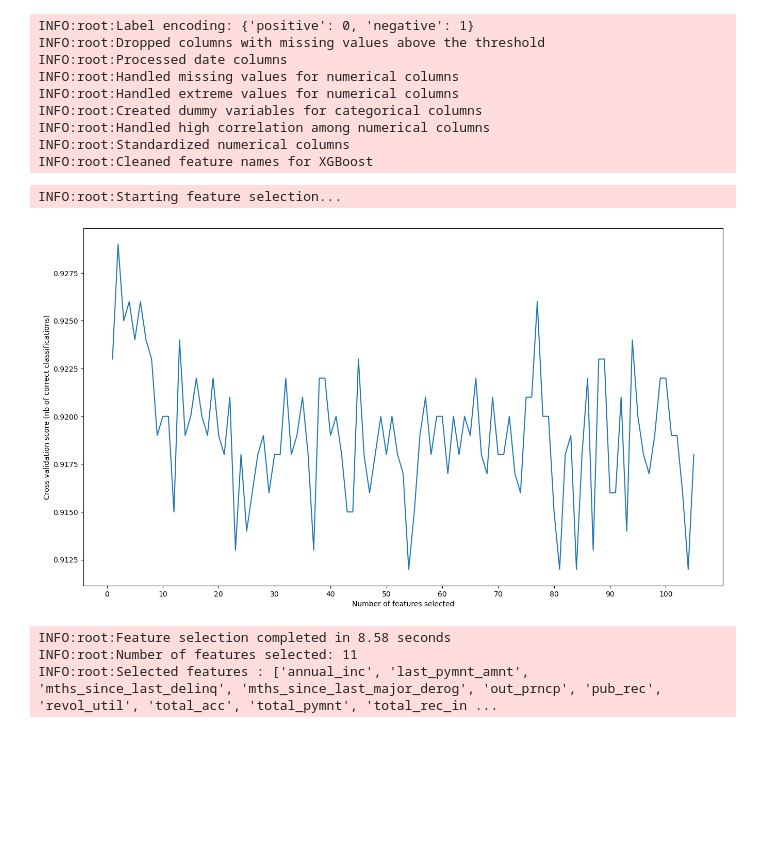
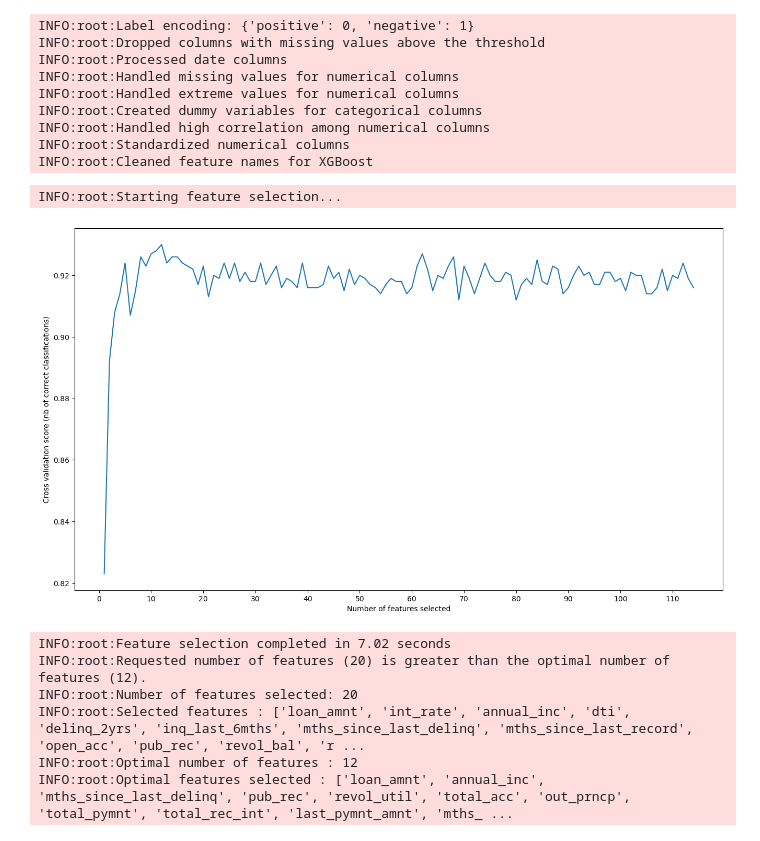
Before and after one commit to xzhou110/lending_club_loans_default_prediction, a Jupyter notebook: 03. modeling_using_ml_pipeline.ipynb, the cells around one changed output. Drawn from its saved outputs; the diff is of its cells as text; code cells hidden in the pictures; blank space fills up the shorter version.

Commit message:
Updated feature selection to reflect user's customization. Updated the MLPipeline accordingly

```diff
--- a/03. modeling_using_ml_pipeline.ipynb
+++ b/03. modeling_using_ml_pipeline.ipynb
@@ -70,13 +70,16 @@ INFO:root:Handled high correlation among numerical columns
 INFO:root:Standardized numerical columns
 INFO:root:Cleaned feature names for XGBoost
 # %%
-selected_features = model.select_features(n_samples=1000)
+selected_features = model.select_features(n_features_to_select=20, n_samples=1000)
 # %% [output]
 INFO:root:Starting feature selection...
-[figure, old version]
+[figure, new version]
-INFO:root:Feature selection completed in 8.58 seconds
-INFO:root:Number of features selected: 11
-INFO:root:Selected features : ['annual_inc', 'last_pymnt_amnt', 'mths_since_last_delinq', 'mths_since_last_major_derog', 'out_prncp', 'pub_rec', 'revol_util', 'total_acc', 'total_pymnt', 'total_rec_in ...
+INFO:root:Feature selection completed in 7.02 seconds
+INFO:root:Requested number of features (20) is greater than the optimal number of features (12).
+INFO:root:Number of features selected: 20
+INFO:root:Selected features : ['loan_amnt', 'int_rate', 'annual_inc', 'dti', 'delinq_2yrs', 'inq_last_6mths', 'mths_since_last_delinq', 'mths_since_last_record', 'open_acc', 'pub_rec', 'revol_bal', 'r ...
+INFO:root:Optimal number of features : 12
+INFO:root:Optimal features selected : ['loan_amnt', 'annual_inc', 'mths_since_last_delinq', 'pub_rec', 'revol_util', 'total_acc', 'out_prncp', 'total_pymnt', 'total_rec_int', 'last_pymnt_amnt', 'mths_ ...
 # %%
 model.run_classification_models(n_samples=1000, search_type = 'random', scoring_metric='f1 score' )
 # %% [output]
```
Also changed, not shown: parts of 2 cells of this notebook, 3 other files.
